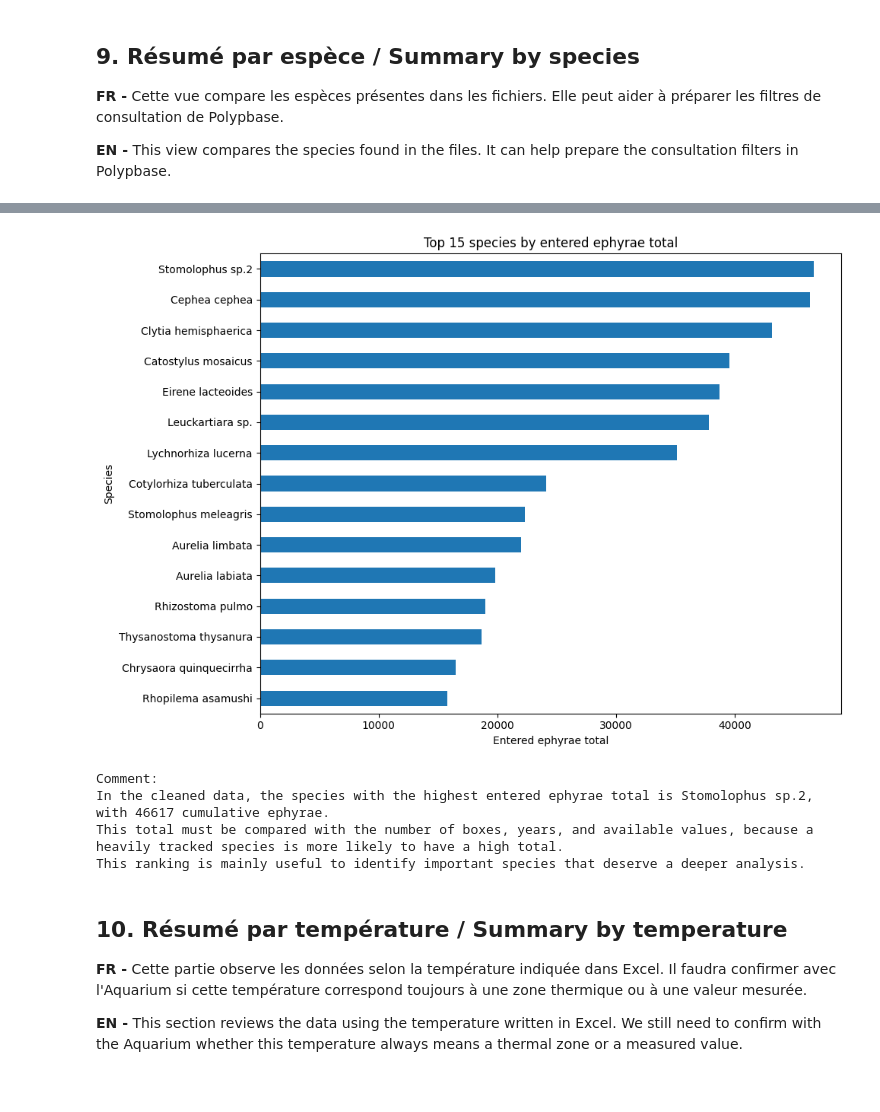
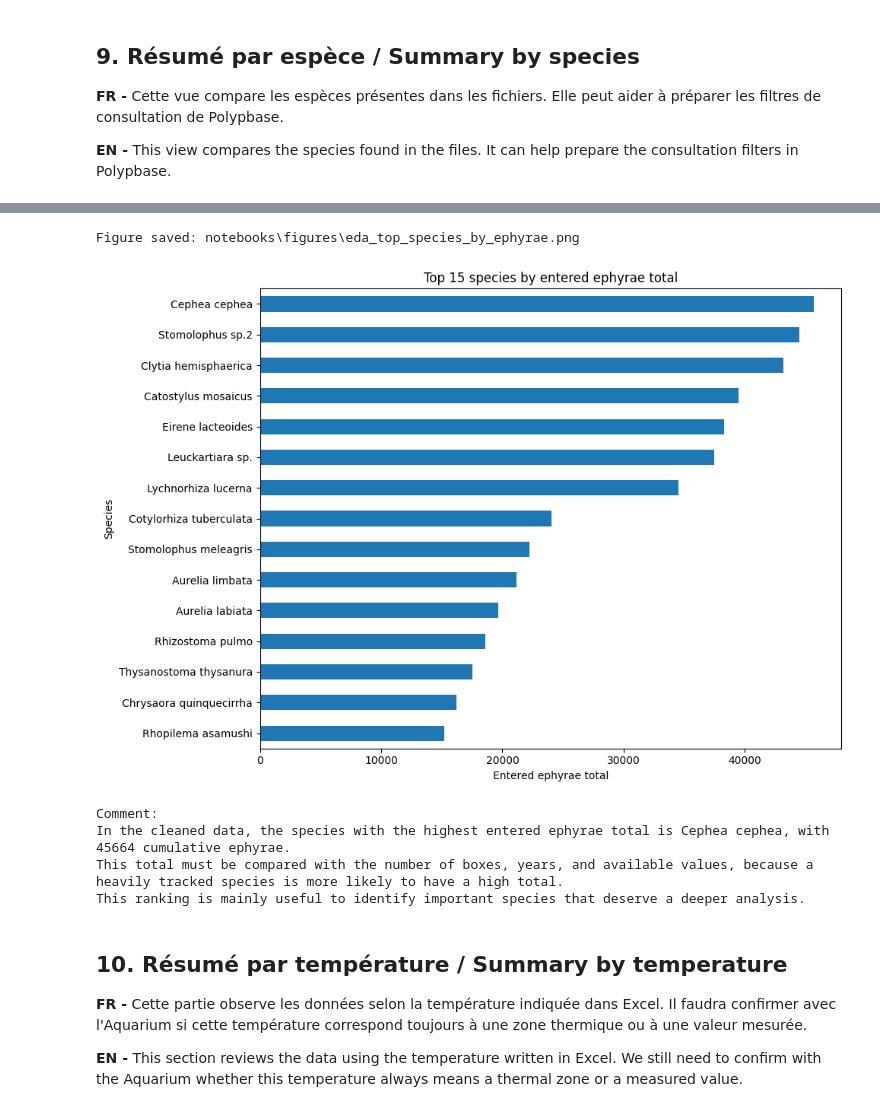
Before and after one commit to Anthony2210/POLYPBASE, a Jupyter notebook: notebooks/excel_eda.ipynb, the cells around one changed output, grey strips where cells are left out. Cells and saved outputs as stored; diff of their text form; code cells hidden in the pictures.

Commit message:
Ajout figures des notebooks au memoire

```diff
--- a/notebooks/excel_eda.ipynb
+++ b/notebooks/excel_eda.ipynb
@@ -211,7 +253,8 @@ def clean_tracking_sheet(file: Path, sheet_name: str):
 
     # Keep only rows that match the biological measurements tracked in the files.
     data = data[data["measurement_type"].notna()]
-    data = data[data["measurement_type"].str.contains(TRACKED_MEASUREMENT_PATTERN, case=False, na=False)]
+    data["measurement_type_search"] = data["measurement_type"].map(remove_accents).str.lower()
+    data = data[data["measurement_type_search"].str.contains(TRACKED_MEASUREMENT_PATTERN, case=False, na=False)]
 
     # Columns starting at column E correspond to weeks.
     value_columns = [column for column in data.columns if isinstance(column, int) and column >= 4]
@@ -241,8 +284,9 @@ def clean_tracking_sheet(file: Path, sheet_name: str):
     long_df["temperature"] = pd.to_numeric(long_df["temperature"], errors="coerce")
     long_df["value"] = pd.to_numeric(long_df["value"], errors="coerce")
 
+    long_df["measurement_type_search"] = long_df["measurement_type"].map(remove_accents).str.lower()
     long_df["normalized_measurement_type"] = np.where(
-        long_df["measurement_type"].str.contains(EPHYRAE_PATTERN, case=False, na=False),
+        long_df["measurement_type_search"].str.contains(EPHYRAE_PATTERN, case=False, na=False),
         "ephyrae",
         "polyps"
     )
@@ -477,6 +521,7 @@ if not entered_values_df.empty:
     ax.set_ylabel("Average value")
     ax.grid(True, alpha=0.3)
     plt.tight_layout()
+    save_figure(ax.get_figure(), "eda_yearly_average_by_year.png")
     plt.show()
 
     print("Comment:")
@@ -546,6 +592,7 @@ if not entered_values_df.empty:
     ax.set_xlabel("Entered ephyrae total")
     ax.set_ylabel("Species")
     plt.tight_layout()
+    save_figure(ax.get_figure(), "eda_top_species_by_ephyrae.png")
     plt.show()
 
     print("Comment:")
@@ -576,8 +623,9 @@ else:
+Figure saved: notebooks\figures\eda_top_species_by_ephyrae.png
-[figure, old version]
+[figure, new version]
-Comment:
-In the cleaned data, the species with the highest entered ephyrae total is Stomolophus sp.2, with 46617 cumulative ephyrae.
-This total must be compared with the number of boxes, years, and available values, because a heavily tracked species is more likely to have a high total.
-This ranking is mainly useful to identify important species that deserve a deeper analysis.
+Comment:
+In the cleaned data, the species with the highest entered ephyrae total is Cephea cephea, with 45664 cumulative ephyrae.
+This total must be compared with the number of boxes, years, and available values, because a heavily tracked species is more likely to have a high total.
+This ranking is mainly useful to identify important species that deserve a deeper analysis.
 # %% [markdown]
 ## 10. Résumé par température / Summary by temperature
 
```
Also changed, not shown: parts of 10 cells of this notebook, 19 other files.
